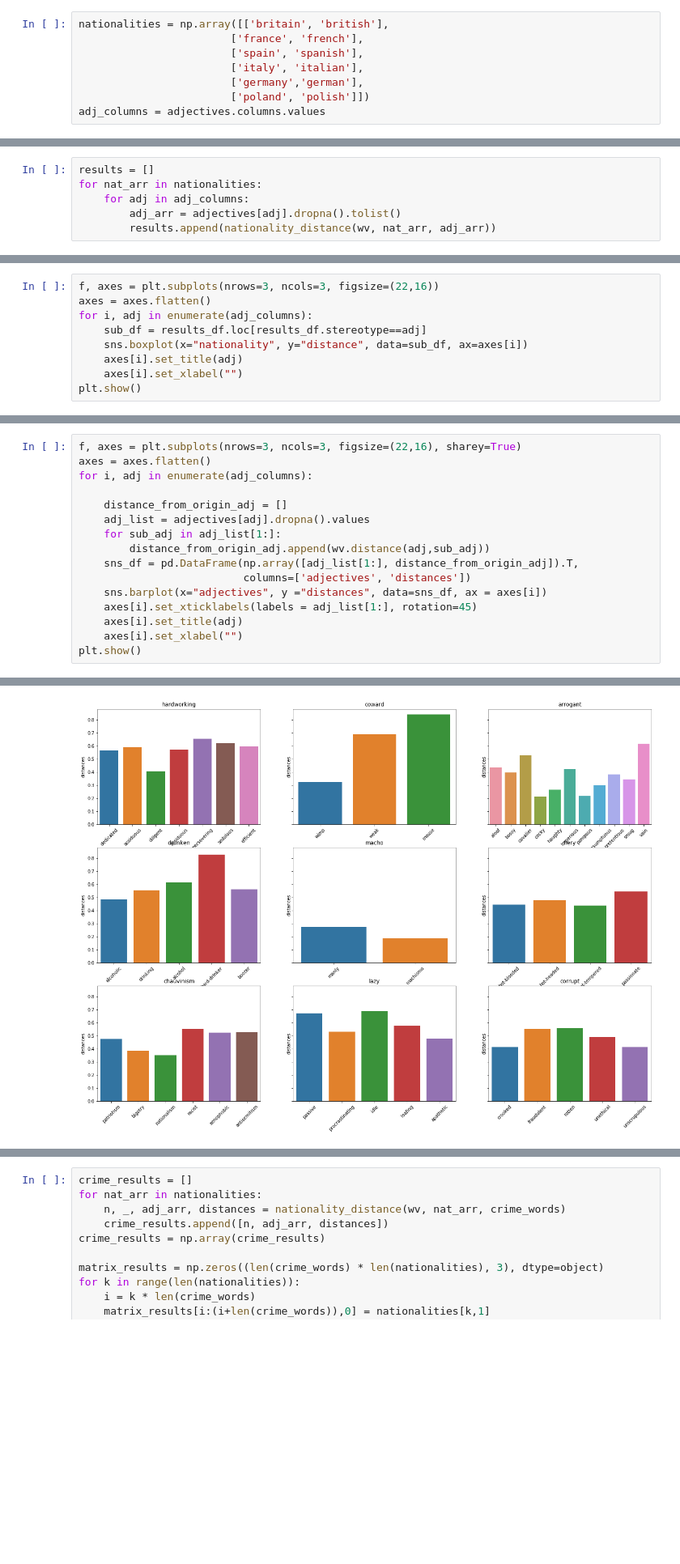
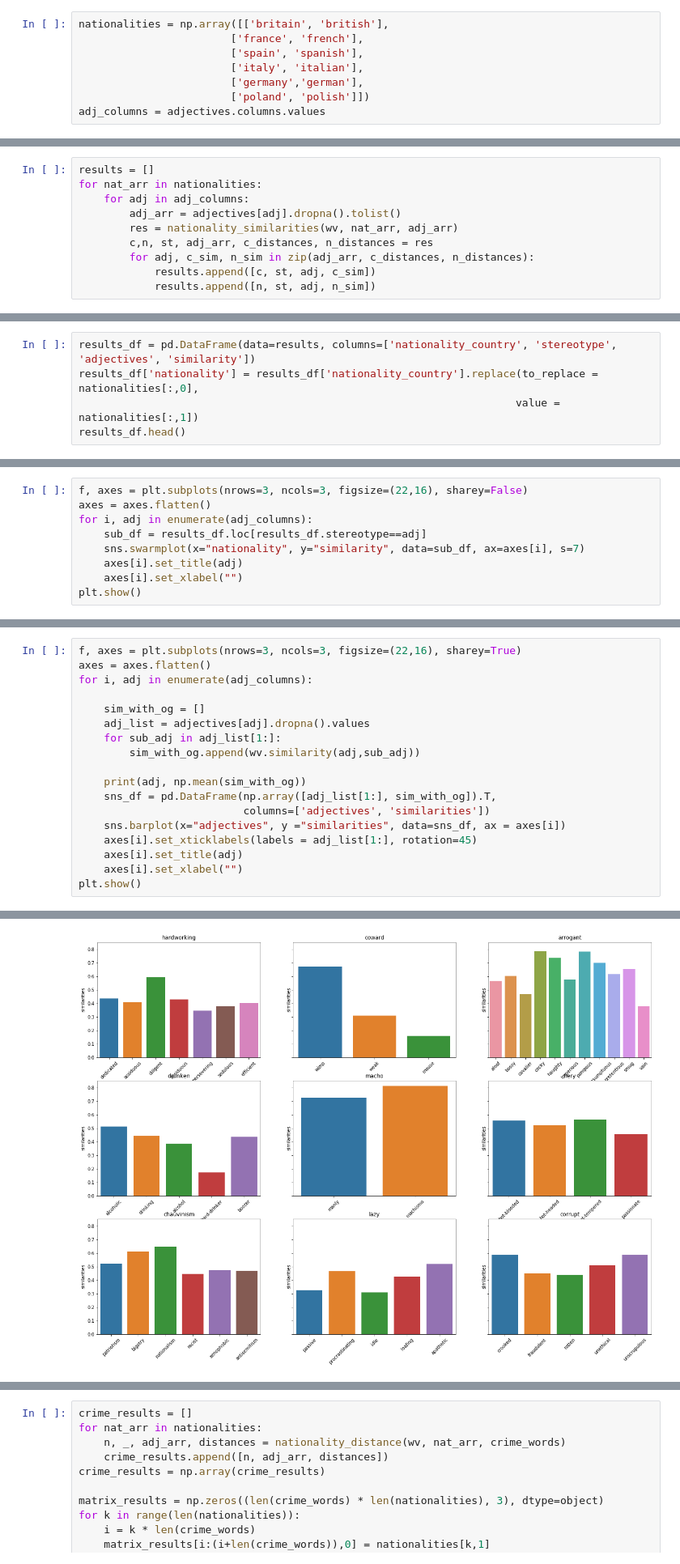
Before and after one commit to SamArgt/BiasWordVec, a Jupyter notebook: europe_stereotypes_analysis.ipynb, the cells around one changed output, grey strips where cells are left out. Shown at 81% size. Cells and saved outputs as stored; diff of their text form; blank space fills up the shorter version.

```diff
--- a/europe_stereotypes_analysis.ipynb
+++ b/europe_stereotypes_analysis.ipynb
@@ -54,4 +67,8 @@ results = []
 for nat_arr in nationalities:
     for adj in adj_columns:
         adj_arr = adjectives[adj].dropna().tolist()
-        results.append(nationality_distance(wv, nat_arr, adj_arr))
+        res = nationality_similarities(wv, nat_arr, adj_arr)
+        c,n, st, adj_arr, c_distances, n_distances = res
+        for adj, c_sim, n_sim in zip(adj_arr, c_distances, n_distances):
+            results.append([c, st, adj, c_sim])
+            results.append([n, st, adj, n_sim])
@@ -103,0 +75,5 @@ results_df.head()
+# %%
+results_df = pd.DataFrame(data=results, columns=['nationality_country', 'stereotype', 'adjectives', 'similarity'])
+results_df['nationality'] = results_df['nationality_country'].replace(to_replace = nationalities[:,0],
+                                                                     value = nationalities[:,1])
+results_df.head()
@@ -104,9 +96,9 @@ results_df.head()
 # %%
-f, axes = plt.subplots(nrows=3, ncols=3, figsize=(22,16))
+f, axes = plt.subplots(nrows=3, ncols=3, figsize=(22,16), sharey=False)
 axes = axes.flatten()
 for i, adj in enumerate(adj_columns):
     sub_df = results_df.loc[results_df.stereotype==adj]
-    sns.boxplot(x="nationality", y="distance", data=sub_df, ax=axes[i])
+    sns.swarmplot(x="nationality", y="similarity", data=sub_df, ax=axes[i], s=7)
     axes[i].set_title(adj)
     axes[i].set_xlabel("")
 plt.show()
@@ -136,13 +219,15 @@ f, axes = plt.subplots(nrows=3, ncols=3, figsize=(22,16), sharey=True)
 axes = axes.flatten()
 for i, adj in enumerate(adj_columns):
 
-    distance_from_origin_adj = []
+    sim_with_og = []
     adj_list = adjectives[adj].dropna().values
     for sub_adj in adj_list[1:]:
-        distance_from_origin_adj.append(wv.distance(adj,sub_adj))
-    sns_df = pd.DataFrame(np.array([adj_list[1:], distance_from_origin_adj]).T,
-                          columns=['adjectives', 'distances'])
-    sns.barplot(x="adjectives", y ="distances", data=sns_df, ax = axes[i])
+        sim_with_og.append(wv.similarity(adj,sub_adj))
+
+    print(adj, np.mean(sim_with_og))
+    sns_df = pd.DataFrame(np.array([adj_list[1:], sim_with_og]).T,
+                          columns=['adjectives', 'similarities'])
+    sns.barplot(x="adjectives", y ="similarities", data=sns_df, ax = axes[i])
     axes[i].set_xticklabels(labels = adj_list[1:], rotation=45)
     axes[i].set_title(adj)
     axes[i].set_xlabel("")
@@ -151 +245 @@ plt.show()
-[figure, old version]
+[figure, new version]
```
Also changed, not shown: parts of 33 cells of this notebook.
